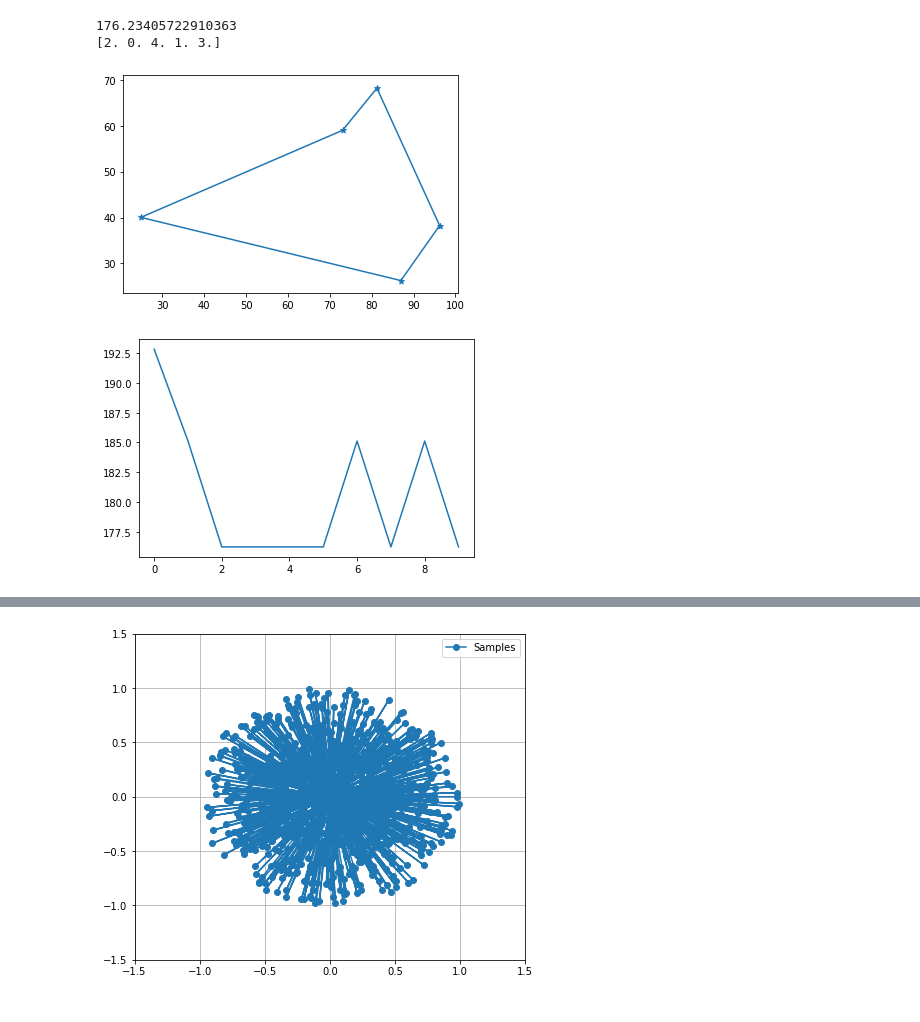
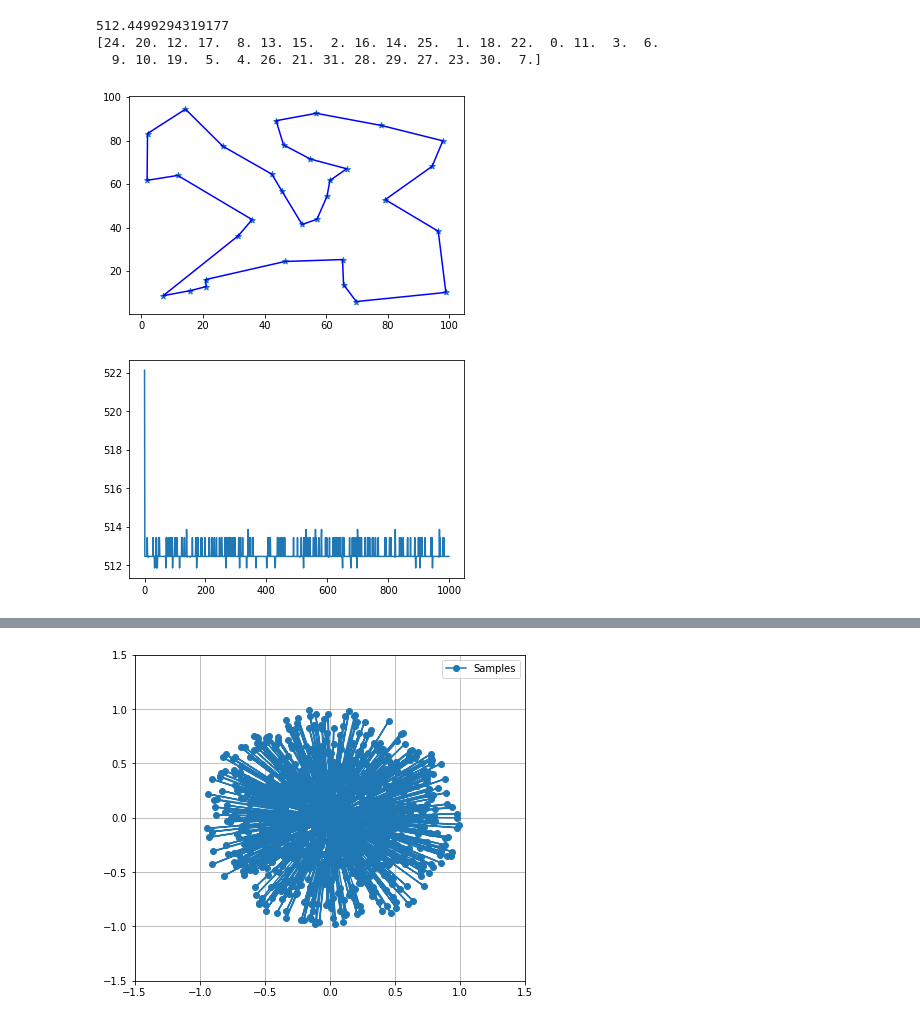
Before and after one commit to xetqL/TSP-AC, a Jupyter notebook: TSP-AC.ipynb, the cells around one changed output, grey strips where cells are left out. Saved outputs shown, nothing was run; the diff lists cells and outputs as text; code cells hidden in the pictures.

```diff
--- a/TSP-AC.ipynb
+++ b/TSP-AC.ipynb
@@ -72,52 +96,60 @@ def select(P):
 # %%
 import matplotlib.pyplot as plt
-NB_CITIES=5
-NB_ANTS  =5
-NB_ITER  =10
+import multiprocessing
+from joblib import Parallel, delayed
 
+
+NB_CITIES=32
+NB_ANTS  =10000
+NB_ITER  =1000
+np.random.seed(0)
 cities, distances = init_tsp(NB_CITIES)
 visibility = 1 / distances
 np.fill_diagonal(visibility, 0)
-pheromones = np.ones_like(visibility) / 7
+pheromones = np.ones_like(visibility)
 np.fill_diagonal(pheromones, 0)
-evaporation = 0.7
+evaporation = 0.5
 Q = 1
 L = np.zeros(NB_ANTS)
 fit=[]
 
+v = np.copy(visibility)
+s = np.random.randint(NB_CITIES)
+solution = np.zeros(NB_CITIES)
+
+v[:, s] = 0
+solution[0] = s
+for i in range(1, NB_CITIES):
+    s = np.argmax(v[s])
+    v[:, s] = 0
+    solution[i] = s
+pheromones = np.ones_like(visibility) / fitness(solution.astype(int), distances)
+
 for iteration in range(NB_ITER):
-    solutions = np.zeros((NB_ANTS, NB_CITIES))
+    solutions = np.zeros((NB_ANTS,NB_CITIES))
 
     for ant in range(NB_ANTS):
-        v = np.copy(visibility)
-        s = np.random.randint(NB_CITIES)
-        solution = np.zeros(NB_CITIES)
-        v[:, s] = 0
-        solution[0] = s
-        for i in range(1, NB_CITIES):
-            p = getP(v[s], pheromones[s], alpha=1, beta=1)
-            v[s, :] = 0
-            s = select(p)
-            v[:, s] = 0
+        solutions[ant] = produce_ant_path(np.copy(distances), np.copy(pheromones), 5, 1)
 
-            solution[i] = s
-        solutions[ant]  = solution
-        L[ant] = fitness(solution.astype(int), distances)
+    L = np.apply_along_axis(fitness, 1, solutions.astype(int), distance=distances)
 
     pheromones = evaporation * pheromones
+
     for ant in range(NB_ANTS):
         for edge in pairwize(solutions[ant]):
             pheromones[tuple(edge.astype(int))]       += 1 / L[ant]
             pheromones[tuple(edge[::-1].astype(int))] += 1 / L[ant]
+
     best = np.argmin(L)
     fit.append(L[best])
 plot_solution(solutions[best].astype(int))
 plt.figure()
 plt.plot(fit)
 print(np.min(L))
 print(solutions[best])
 # %% [output]
-176.23405722910363
-[2. 0. 4. 1. 3.]
+512.4499294319177
+[24. 20. 12. 17.  8. 13. 15.  2. 16. 14. 25.  1. 18. 22.  0. 11.  3.  6.
+  9. 10. 19.  5.  4. 26. 21. 31. 28. 29. 27. 23. 30.  7.]
-[figure, old version]
+[figure, new version]
-[figure, old version]
+[figure, new version]
```
Also changed, not shown: parts of 7 cells of this notebook, 1 other file.
